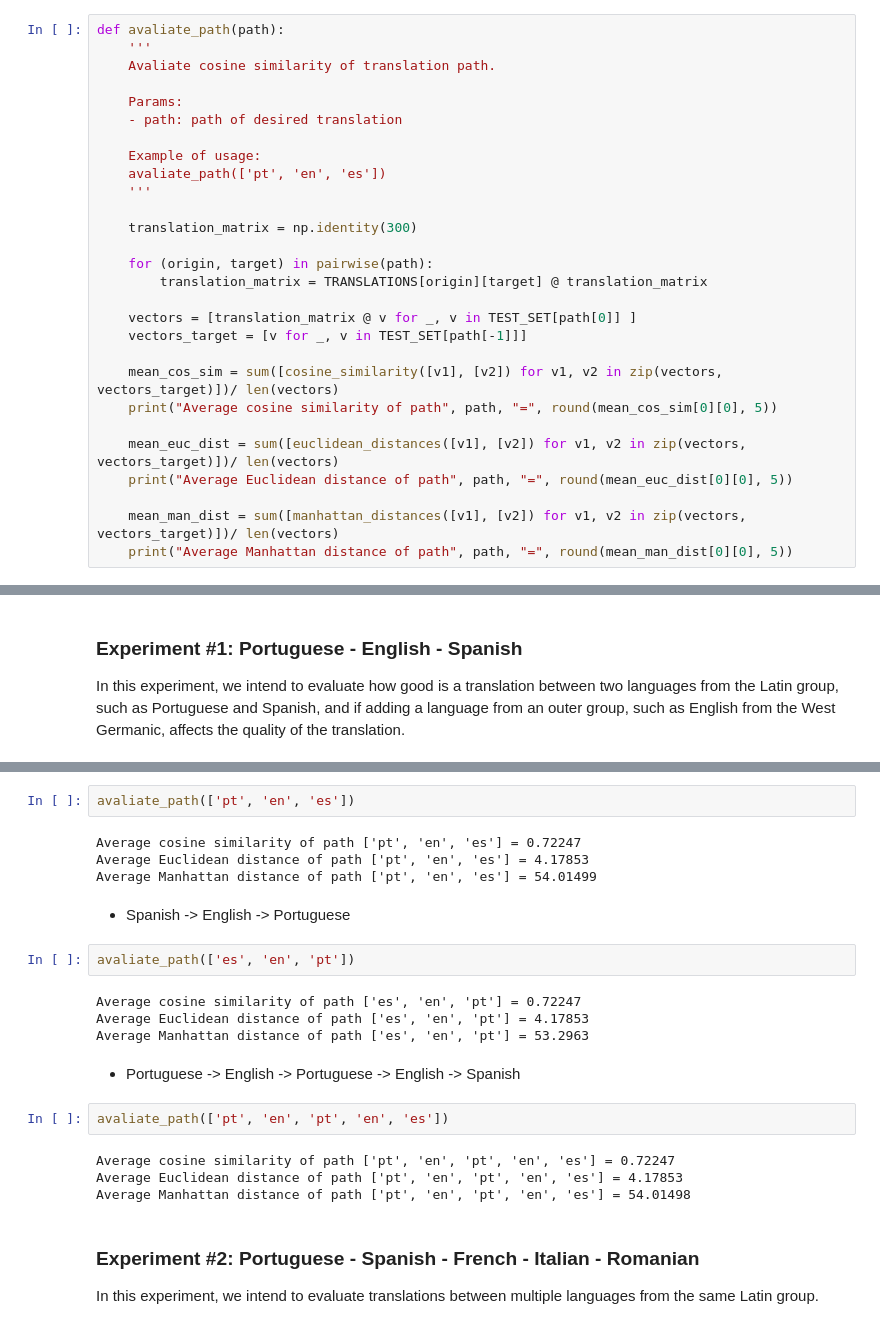
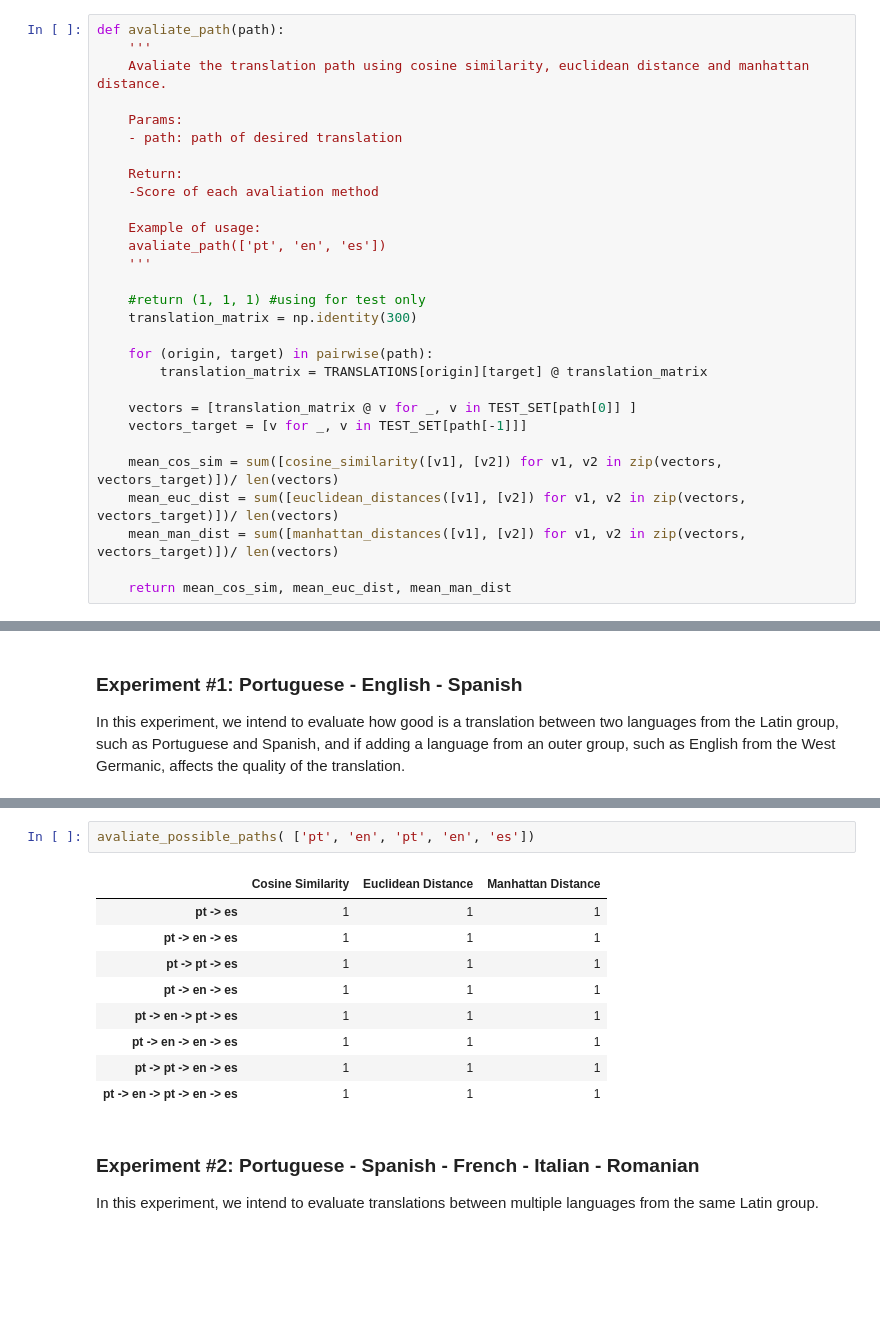
Before and after one commit to AlexSantoss/WordEmbedding-Translator, a Jupyter notebook: Translator.ipynb, the cells around one changed output, grey strips where cells are left out. Cells and saved outputs as stored; diff of their text form; blank space fills up the shorter version.

```diff
--- a/Translator.ipynb
+++ b/Translator.ipynb
@@ -586,15 +566,19 @@ def pairwise(iterable):
 # %%
 def avaliate_path(path):
     '''
-    Avaliate cosine similarity of translation path.
+    Avaliate the translation path using cosine similarity, euclidean distance and manhattan distance.
 
     Params:
     - path: path of desired translation
+
+    Return:
+    -Score of each avaliation method
 
     Example of usage:
     avaliate_path(['pt', 'en', 'es'])
     '''
 
+    #return (1, 1, 1) #using for test only
     translation_matrix = np.identity(300)
 
     for (origin, target) in pairwise(path):
@@ -604,10 +588,7 @@ def avaliate_path(path):
     vectors_target = [v for _, v in TEST_SET[path[-1]]]
 
     mean_cos_sim = sum([cosine_similarity([v1], [v2]) for v1, v2 in zip(vectors, vectors_target)])/ len(vectors)
-    print("Average cosine similarity of path", path, "=", round(mean_cos_sim[0][0], 5))
+    mean_euc_dist = sum([euclidean_distances([v1], [v2]) for v1, v2 in zip(vectors, vectors_target)])/ len(vectors)
+    mean_man_dist = sum([manhattan_distances([v1], [v2]) for v1, v2 in zip(vectors, vectors_target)])/ len(vectors)
 
-    mean_euc_dist = sum([euclidean_distances([v1], [v2]) for v1, v2 in zip(vectors, vectors_target)])/ len(vectors)
-    print("Average Euclidean distance of path", path, "=", round(mean_euc_dist[0][0], 5))
-
-    mean_man_dist = sum([manhattan_distances([v1], [v2]) for v1, v2 in zip(vectors, vectors_target)])/ len(vectors)
-    print("Average Manhattan distance of path", path, "=", round(mean_man_dist[0][0], 5))
+    return mean_cos_sim, mean_euc_dist, mean_man_dist
@@ -633,25 +630,15 @@ Average Manhattan distance of path ['pt', 'es'] = 49.71207
-# %%
-avaliate_path(['pt', 'en', 'es'])
-# %% [output]
-Average cosine similarity of path ['pt', 'en', 'es'] = 0.72247
-Average Euclidean distance of path ['pt', 'en', 'es'] = 4.17853
-Average Manhattan distance of path ['pt', 'en', 'es'] = 54.01499
-# %% [markdown]
-- Spanish -> English -> Portuguese
-# %%
-avaliate_path(['es', 'en', 'pt'])
-# %% [output]
-Average cosine similarity of path ['es', 'en', 'pt'] = 0.72247
-Average Euclidean distance of path ['es', 'en', 'pt'] = 4.17853
-Average Manhattan distance of path ['es', 'en', 'pt'] = 53.2963
-# %% [markdown]
-- Portuguese -> English -> Portuguese -> English -> Spanish
-# %%
-avaliate_path(['pt', 'en', 'pt', 'en', 'es'])
-# %% [output]
-Average cosine similarity of path ['pt', 'en', 'pt', 'en', 'es'] = 0.72247
-Average Euclidean distance of path ['pt', 'en', 'pt', 'en', 'es'] = 4.17853
-Average Manhattan distance of path ['pt', 'en', 'pt', 'en', 'es'] = 54.01498
+# %%
+avaliate_possible_paths( ['pt', 'en', 'pt', 'en', 'es'])
+# %% [output]
+|  | Cosine Similarity | Euclidean Distance | Manhattan Distance |
+| pt -> es | 1 | 1 | 1 |
+| pt -> en -> es | 1 | 1 | 1 |
+| pt -> pt -> es | 1 | 1 | 1 |
+| pt -> en -> es | 1 | 1 | 1 |
+| pt -> en -> pt -> es | 1 | 1 | 1 |
+| pt -> en -> en -> es | 1 | 1 | 1 |
+| pt -> pt -> en -> es | 1 | 1 | 1 |
+| pt -> en -> pt -> en -> es | 1 | 1 | 1 |
 # %% [markdown]
 ### Experiment #2: Portuguese - Spanish - French - Italian - Romanian
 In this experiment, we intend to evaluate translations between multiple languages from the same Latin group.
```
Also changed, not shown: parts of 41 cells of this notebook.
